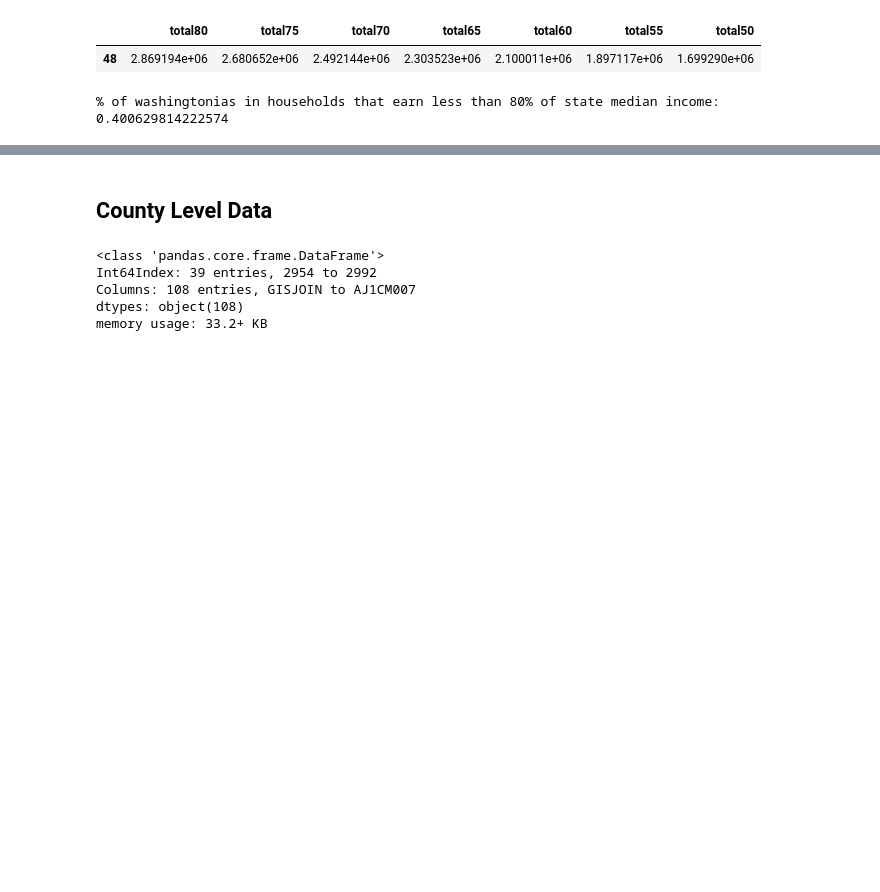
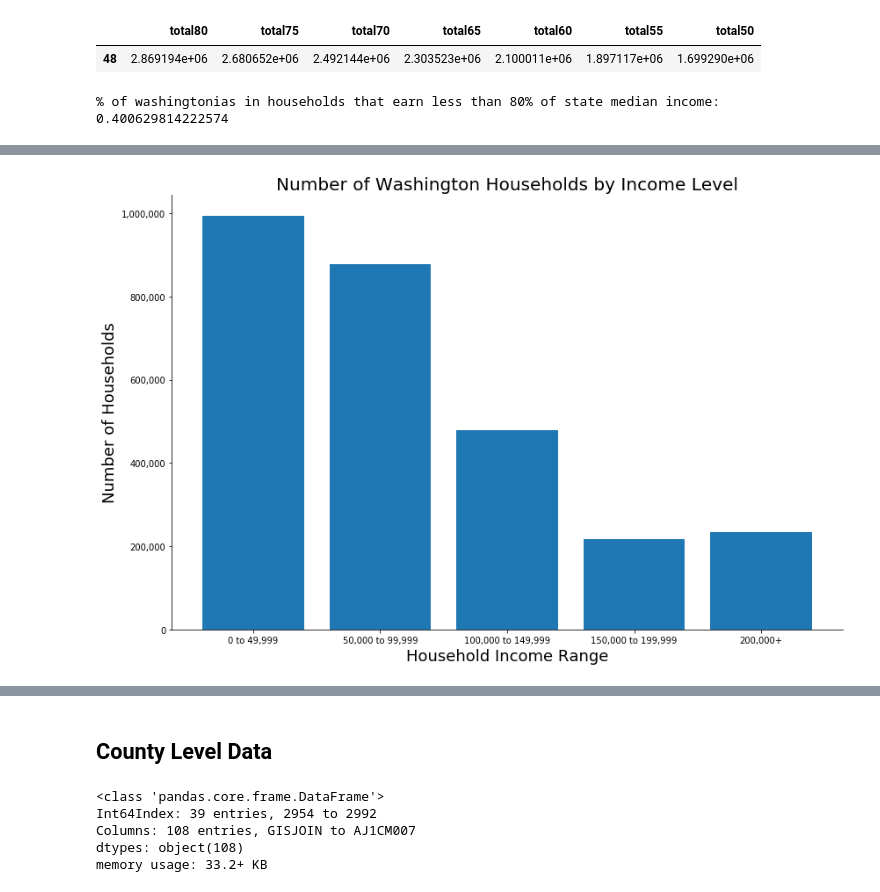
Before and after one commit to allisoncstafford/carbonWA, a Jupyter notebook: low_income.ipynb, the cells around one changed output, grey strips where cells are left out. Saved outputs shown, nothing was run; the diff lists cells and outputs as text; code cells hidden in the pictures; blank space fills up the shorter version.

```diff
--- a/low_income.ipynb
+++ b/low_income.ipynb
@@ -193,0 +263,25 @@ print(f"% of washingtonias in households that earn less than 80% of state median
+# %%
+# this plot makes the bucket size the same (with the exception of 200k+)
+x_labels = ['0 to 49,999', '50,000 to 99,999', '100,000 to 149,999', '150,000 to 199,999', '200,000+']
+values = house_income.values[0][1:]
+y_values = [sum(values[0:9]), sum(values[9:12]), sum(values[12:14]), values[14], values[15]]
+
+fig, ax = plt.subplots(figsize=(12,8))
+plt.bar(x_labels, y_values)
+
+# add commas to y-axis labels
+ax.get_yaxis().set_major_formatter(mpl.ticker.FuncFormatter(lambda x, p: format(int(x), ',')))
+
+plt.title('Number of Washington Households by Income Level', fontsize=20)
+plt.ylabel('Number of Households', fontsize=18)
+plt.xlabel('Household Income Range', fontsize=18)
+
+# Hide the right and top spines
+ax.spines['right'].set_visible(False)
+ax.spines['top'].set_visible(False)
+
+
+plt.tight_layout()
+plt.savefig('./images/hh_income0_200k.png')
+# %% [output]
+[figure, added]
```
Also changed, not shown: parts of 30 cells of this notebook, 2 other files.
